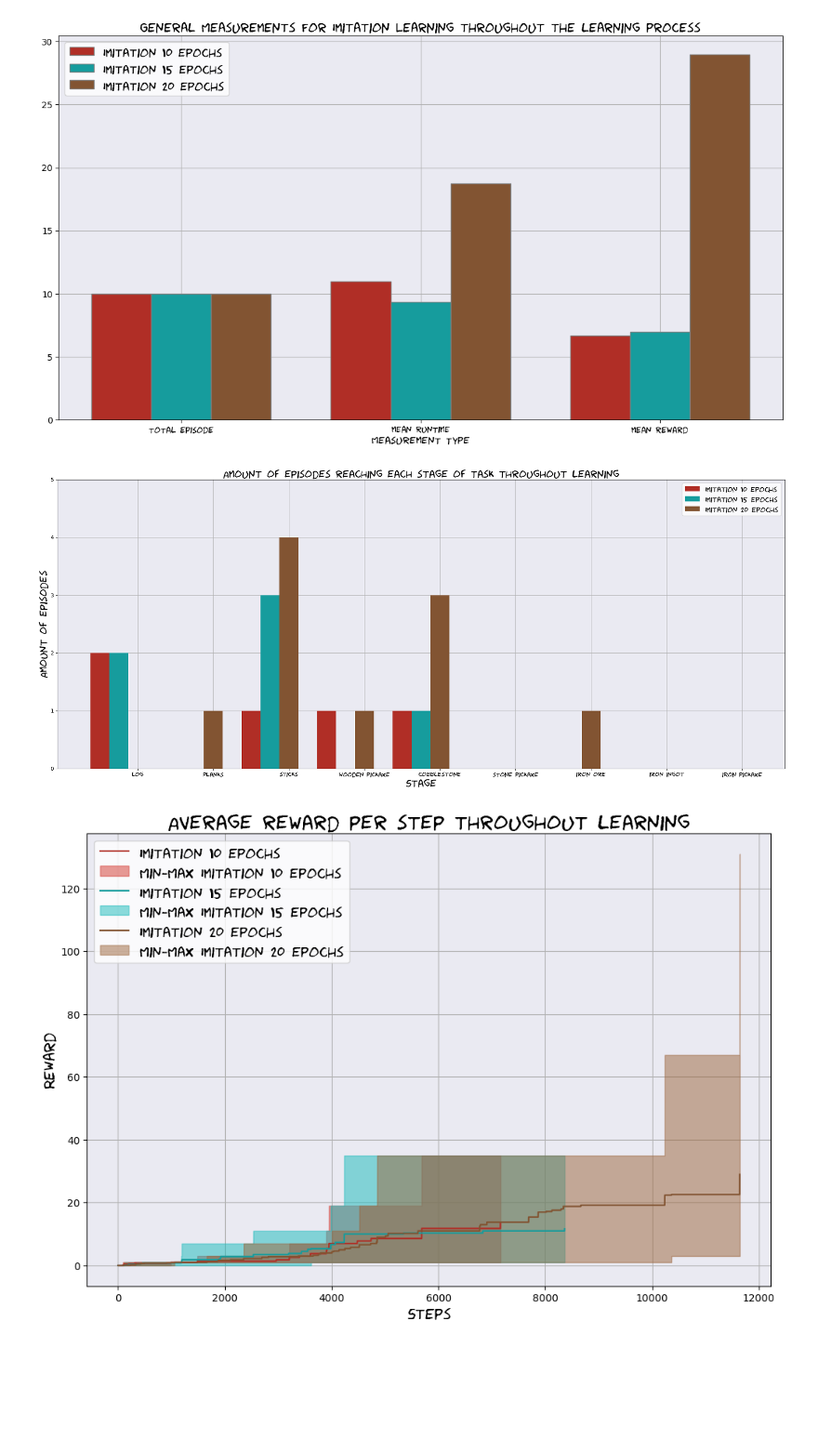
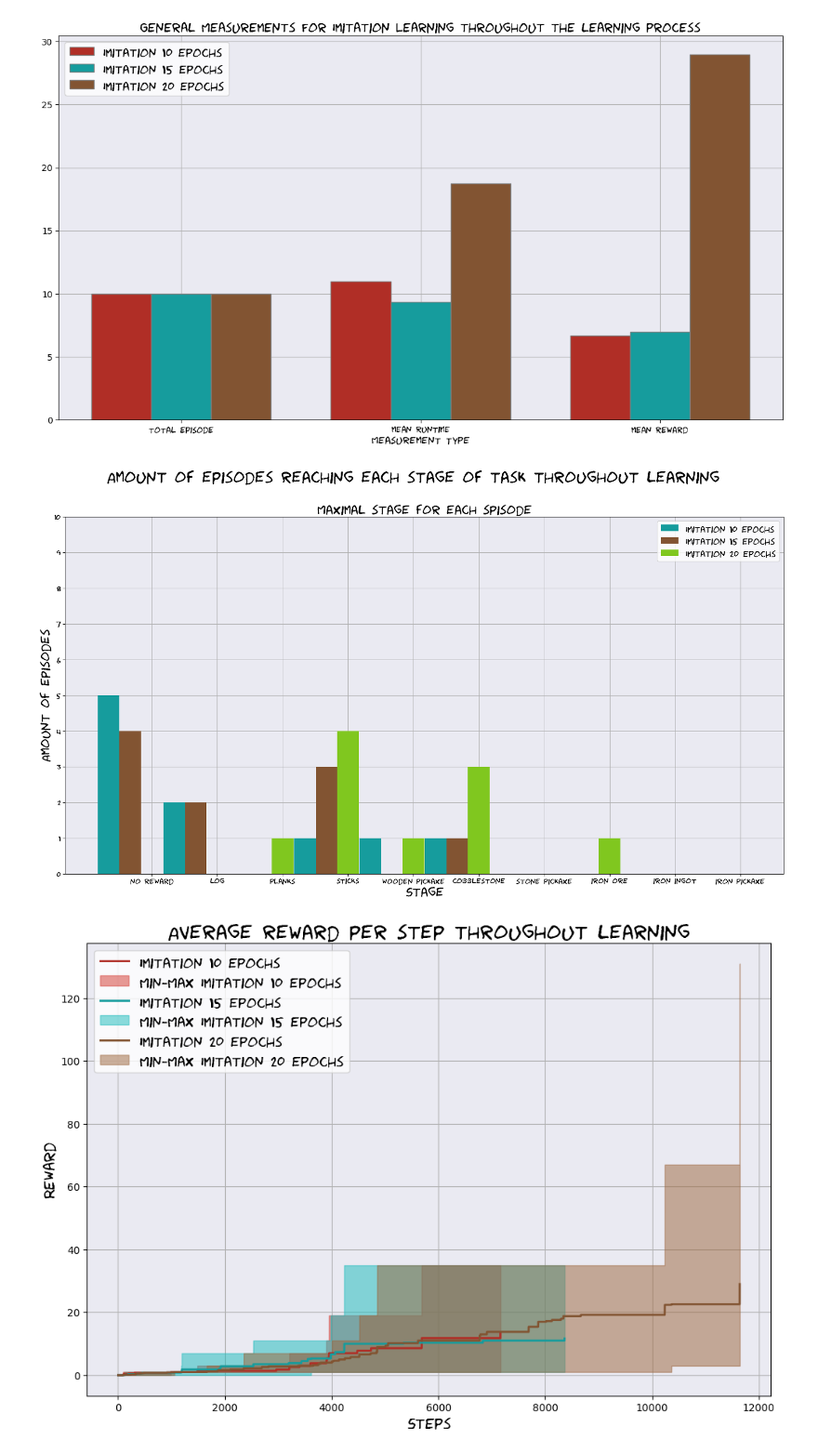
Before and after one commit to emilytoyber/Minecraft_proj, a Jupyter notebook: comparison_environment.ipynb, the cells around one changed output. Shown at 93% size. Drawn from its saved outputs; the diff is of its cells as text; code cells hidden in the pictures; blank space fills up the shorter version.

```diff
--- a/comparison_environment.ipynb
+++ b/comparison_environment.ipynb
@@ -413,7 +419,7 @@ all_y.sort()
 
 idx=0
 ids=[]
-for i, agent in enumerate([random_agent, bc_agent, imi_agent, scripted_agent]):
+for i, agent in enumerate([bc_agent, imi_agent, scripted_agent]):
     (x,y),(y_min,y_max)=return_index_plot(agent)
     times=list(range(len(x)))
     for t in times:
@@ -430,7 +436,7 @@ import matplotlib.colors as mcolors
 
 fig, ax = plt.subplots(figsize=(12,8))
 # Data
-for i, agent in enumerate([random_agent, bc_agent, imi_agent, scripted_agent]):
+for i, agent in enumerate([bc_agent, imi_agent, scripted_agent]):
     rewards = {}
     x = []
     y = []
@@ -456,8 +462,8 @@ for i, agent in enumerate([random_agent, bc_agent, imi_agent, scripted_agent]):
         y_min.append(r-num_r/2)
         y_max.append(r+num_r/2)
 
-    plt.plot(x, y, color=colors[i], label='Random' if i == 0 else 'Behavioral Cloning' if i == 1 else 'Imitation Learning' if i == 2 else 'Scripted')
-    color_rgb = mcolors.hex2color(colors[i])  # Convert hexadecimal color to RGB tuple
+    plt.plot(x, y, color=colors[i + 1], label='Behavioral Cloning' if i == 0 else 'Imitation Learning' if i == 1 else 'Scripted')
+    color_rgb = mcolors.hex2color(colors[i + 1])  # Convert hexadecimal color to RGB tuple
 
     # Adjust brightness by multiplying each RGB component
     lighter_color_rgb = tuple(min(c * 1.2, 1.0) for c in color_rgb)
@@ -469,23 +475,27 @@ for i, agent in enumerate([random_agent, bc_agent, imi_agent, scripted_agent]):
     lighter_color_hex = mcolors.rgb2hex(lighter_color_rgb)
     lighter_color_hex_with_alpha = mcolors.rgb2hex(lighter_color_rgba)
     # Plot the shaded region between the min and max borders
-    plt.fill_between(x, y_min, y_max, color=lighter_color_hex_with_alpha, alpha=0.5, label='Episodes ' + ('Random' if i == 0 else 'Behavioral Cloning' if i == 1 else 'Imitation Learning' if i == 2 else 'Scripted'))
+    plt.fill_between(x, y_min, y_max, color=lighter_color_hex_with_alpha, alpha=0.5, label='Episodes ' + ('Behavioral Cloning' if i == 0 else 'Imitation Learning' if i == 1 else 'Scripted'))
 
     # Customize the plot
-    plt.xlabel('Steps')
-    plt.ylabel('Reward')
+    plt.xlabel('Steps', fontproperties=font_prop, size=15)
+    plt.ylabel('Reward', fontproperties=font_prop, size=15)
 
     plt.xticks(np.linspace(0,14000,8))
     plt.yticks(np.linspace(0,80,9))
     # for j in range(len(y)):
     #     plt.text(x[j], y[j], str(y[j]), ha='center', va='bottom')
-    plt.title('Average steps between stages')
+    plt.suptitle('Average steps between stages', fontproperties=font_prop, size=20)
+    plt.title('Item obtaining rate throughout the episode', fontproperties=font_prop, size=15)
     plt.legend()
     if x:
         for idx2 in range(len(x)):
             image_box = OffsetImage(id2pic[y[idx2]], zoom=0.1 if y[idx2] != 32.0 else 0.2)
             ab = AnnotationBbox(image_box, (x[idx2], y[idx2] if y[idx2] not in [5.0, 33.0] else y[idx2] + 5), frameon=False)
             ax.add_artist(ab)
+ax.set_facecolor('#EAEAF2')
+ax.grid(True)
+ax.set_axisbelow(True)
 for i in range(21):
     plt.savefig(f"./img/img_{idx}.png",transparent=False,facecolor="white")
     ids.append(idx)
@@ -544,38 +554,40 @@ plt.show()
 # %% [output]
 [figure]
 # %%
-from collections import Counter
-barWidth = 0.25
-x = np.array([1.0, 2.0, 4.0, 8.0, 16.0, 32.0, 64.0, 128.0, 256.0])
-fix, ax = plt.subplots(figsize=(25,10))
+barWidth = 0.33
+x = np.array([0.0, 1.0, 2.0, 4.0, 8.0, 16.0, 32.0, 64.0, 128.0, 256.0])
+fig, ax = plt.subplots(figsize=(20,10))
 for i, agent in enumerate([imitation_agent_10, imitation_agent_15, imi_agent]):
     agent_reward_step = agent['reward_at']
     c=Counter()
     # Iterate over each sublist in the given data
     for sublist in agent_reward_step:
         if sublist:
             c[sublist[-1][1]]+=1
 
-    y=[c[i] for i in x]
+    y=[c[i] for i in x if i != 0.0]
+    y.insert(0, len(agent_reward_step) - sum(y))
+    # x=[1.2,2.2,4.2,8.2,16.2,32.2]
 
 # Plot the bar chart with colors based on the normalized reward values
     x_offset = i * barWidth
-    plt.bar(np.arange(len(x)) + x_offset, y, color=colors[i], width=barWidth, label='Imitation 10 epochs' if i == 0 else 'Imitation 15 epochs' if i == 1 else 'Imitation 20 epochs')
-
-plt.xlabel('Stage', fontproperties=font_prop, size=20)
-plt.ylabel('Amount of episodes', fontproperties=font_prop, size=20)
-plt.title('Amount of episodes reaching each stage of task throughout learning', fontproperties=font_prop, size=20)
-plt.xticks(np.arange(len(x)) + 2*barWidth, ['log', 'planks', 'sticks', 'wooden pickaxe', 'cobblestone', 'stone pickaxe', 'iron ore', 'iron ingot', 'iron pickaxe'], fontproperties=font_prop, size=12)
-plt.yticks(np.arange(6.0))
+    plt.bar(np.arange(len(x)) + x_offset, y, color=colors[i + 1], width=barWidth, label='Imitation 10 epochs' if i == 0 else 'Imitation 15 epochs' if i == 1 else 'Imitation 20 epochs')
+    # plt.bar(x, y, label='Random' if agent == random_agent else 'Behavioral Cloning' if agent == bc_agent else 'Imitation Learning' if agent == imi_agent else 'Scripted')
+plt.xlabel('Stage', size=20, fontproperties=font_prop)
+plt.ylabel('Amount of episodes', size=20, fontproperties=font_prop)
+plt.suptitle('Amount of episodes reaching each stage of task throughout learning', fontproperties=font_prop, size=25)
+plt.xticks(np.arange(len(x)) + 2*barWidth, ['no reward', 'log', 'planks', 'sticks', 'wooden pickaxe', 'cobblestone', 'stone pickaxe', 'iron ore', 'iron ingot', 'iron pickaxe'], fontproperties=font_prop, size=12)
+plt.yticks(np.arange(11.0), fontproperties=font_prop, size=12)
+plt.title('Maximal stage for each spisode', fontproperties=font_prop, size=20)
 plt.legend(prop=legend_font_prop)
 
 ax.set_facecolor('#EAEAF2')
 ax.grid(True)
 ax.set_axisbelow(True)
 
 plt.show()
 # %% [output]
-[figure, old version]
+[figure, new version]
 # %%
 import matplotlib.pyplot as plt
 import numpy as np
```
Also changed, not shown: parts of 9 cells of this notebook, 1 other file.
